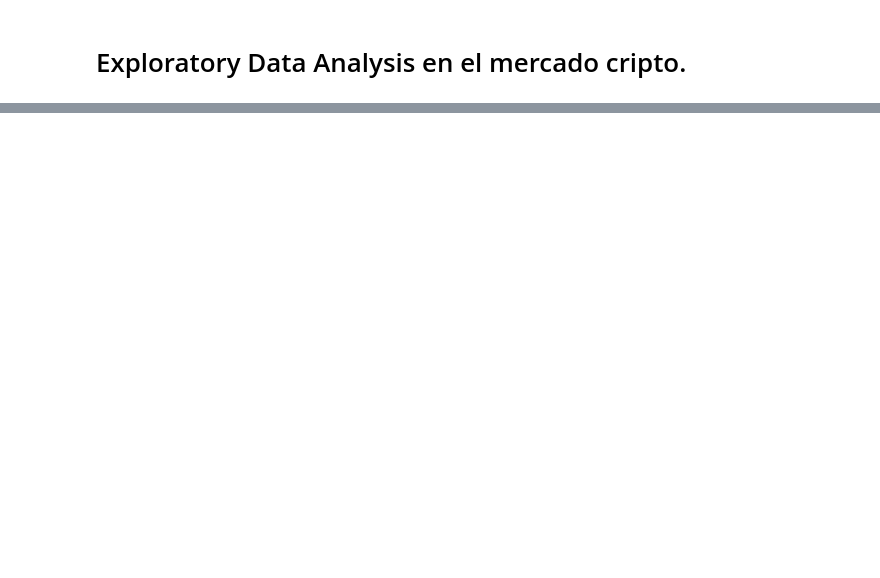
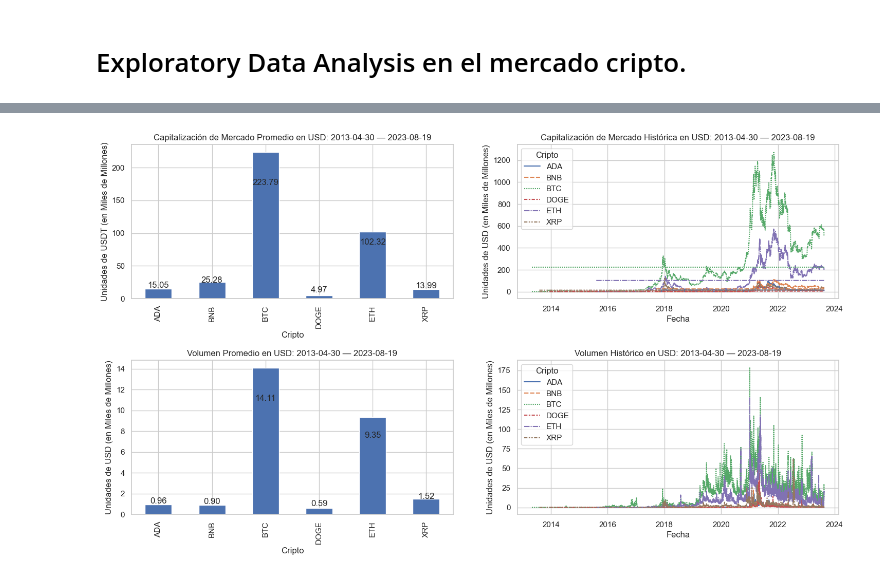
Before and after one commit to Tinmarian/PI2_DA_HENRY, a Jupyter notebook: EDA.ipynb, the cells around one changed output, grey strips where cells are left out. Cells and saved outputs as stored; diff of their text form; code cells hidden in the pictures; blank space fills up the shorter version.

```diff
--- a/EDA.ipynb
+++ b/EDA.ipynb
@@ -192,0 +340,79 @@ Revisemos primero una perspectiva
+# %%
+fig = plt.figure()
+
+plt.subplots_adjust(left=0.125,
+                    bottom=0.1,
+                    right=0.9,
+                    top=0.9,
+                    wspace=0.2,
+                    hspace=0.4)
+
+ax1 = fig.add_subplot(221)
+ax2 = fig.add_subplot(222)
+ax3 = fig.add_subplot(223)
+ax4 = fig.add_subplot(224)
+
+sd = mc_df.sort_values(by='Fecha').reset_index(drop=True).Fecha[0].strftime('%Y-%m-%d')
+ed = mc_df.sort_values(by='Fecha').reset_index(drop=True).Fecha[-1:].item().strftime('%Y-%m-%d')
+
+ax1.set_title(label = f'Capitalización de Mercado Promedio en USD: {sd} — {ed}')
+ax1.set_ylabel('Unidades de USDT (en Miles de Millones)')
+
+ax3.set_title(label=f'Volumen Promedio en USD: {sd} — {ed}')
+ax3.set_ylabel(ylabel='Unidades de USD (en Miles de Millones)')
+
+ax2.set_title(label=f'Capitalización de Mercado Histórica en USD: {sd} — {ed}')
+ax2.set_ylabel(ylabel='Unidades de USD (en Miles de Millones)')
+
+ax4.set_title(label=f'Volumen Histórico en USD: {sd} — {ed}')
+ax4.set_ylabel(ylabel='Unidades de USD (en Miles de Millones)')
+
+mc_df['Market_Cap_mM'] = mc_df.Market_Cap / 1000000000
+usv_df['USD_Volumen_mM'] = usv_df.USD_Volumen / 1000000000
+
+mc_criptos = mc_df.groupby('Cripto').last().sort_values(by='Market_Cap_mM',ascending=False).head(6).index.to_list()
+mc_fisix = mc_df[mc_df.Cripto.isin(mc_criptos)]
+usv_fisix = usv_df[usv_df.Cripto.isin(mc_criptos)]
+
+
+mc_fisix.groupby('Cripto')['Market_Cap_mM'].mean().plot(kind='bar',ax=ax1)
+sns.lineplot(mc_fisix.groupby(['Fecha','Cripto'])['Market_Cap_mM'].last().unstack(),ax=ax2) # .plot(kind='bar',ax=ax3)
+mc_fisix = mc_fisix.merge(mc_fisix.groupby('Cripto')['Market_Cap_mM'].mean(), on='Cripto').rename(columns={ 'Market_Cap_mM_x': 'Market_Cap_mM', 'Market_Cap_mM_y':'Promedio'})
+sns.lineplot(mc_fisix[mc_fisix.Cripto.isin(mc_criptos)].groupby(['Fecha','Cripto'])['Promedio'].last().unstack(),ax=ax2,legend=False)
+
+usv_fisix.groupby('Cripto')['USD_Volumen_mM'].mean().plot(kind='bar',ax=ax3)
+sns.lineplot(usv_fisix.groupby(['Fecha','Cripto'])['USD_Volumen_mM'].last().unstack(),ax=ax4) # .plot(kind='bar',ax=ax4)
+
+planos = [ax1,ax3]
+for plano in planos:
+    for rect in plano.patches:
+        # Get X and Y placement of label from rect.
+        y_value = rect.get_height()
+        x_value = rect.get_x() + rect.get_width() / 2
+
+        # Number of points between bar and label. Change to your liking.
+        space = 3
+        # Vertical alignment for positive values
+        va = 'bottom'
+
+        # If value of bar is negative: Place label below bar
+        if y_value < 0:
+            # Invert space to place label below
+            space *= -1
+            # Vertically align label at top
+            va = 'top'
+
+        # Use Y value as label and format number with zero decimal place
+        label = "{:.2f}".format(y_value)
+
+        # Create annotation
+        plano.annotate(
+            label,                      # Use `label` as label
+            (x_value, y_value - (y_value/4)),         # Place label at end of the bar
+            xytext=(0, space),          # Vertically shift label by `space`
+            textcoords="offset points", # Interpret `xytext` as offset in points
+            ha='center',                # Horizontally center label
+            va=va)                      # Vertically align label differently for
+                                        # positive and negative values.
+# %% [output]
+[figure, added]
```
Also changed, not shown: parts of 39 cells of this notebook.
